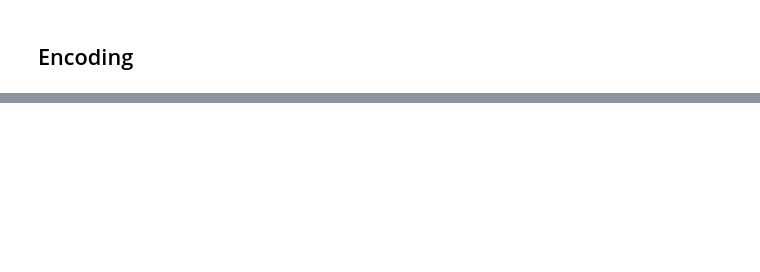
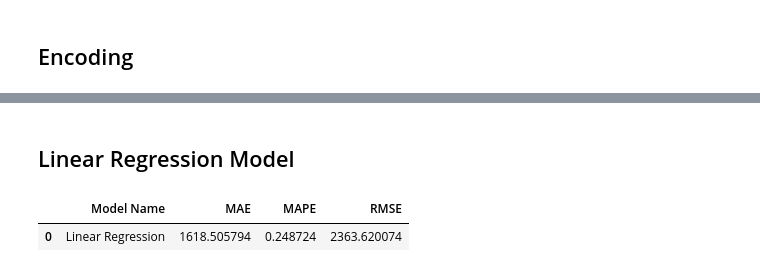
Before and after one commit to enerdb/Store-Sales-Prediction, a Jupyter notebook: store_sales_prediction.ipynb, the cells around one changed output, grey strips where cells are left out. Saved outputs shown, nothing was run; the diff lists cells and outputs as text; code cells hidden in the pictures; blank space fills up the shorter version.

```diff
--- a/store_sales_prediction.ipynb
+++ b/store_sales_prediction.ipynb
@@ -667,0 +636,2 @@ df5.head()
+# %%
+df6 = df5.copy()
@@ -667,0 +656,19 @@ df5.head()
+# %%
+train_date_limit = df6[['store', 'date']].groupby('store').max().reset_index()['date'][0] - datetime.timedelta(days = 6*7)
+
+X_train = df6[df6['date'] < train_date_limit ]
+y_train = X_train['sales']
+
+
+X_test = df6[df6['date'] >= train_date_limit ]
+y_test = X_test['sales']
+
+print( 'Train Min date: {}'.format(X_train['date'].min()))
+print( 'Train Max date: {}'.format(X_train['date'].max()))
+print('\n')
+print( 'Test  Min date: {}'.format(X_test['date'].min()))
+print( 'Test  Max date: {}'.format(X_test['date'].max()))
+
+# não parece razoável dropar a data, mas como os dados da data estão contidos em outros atributos, ok
+X_train_n = X_train.drop(['date', 'sales'], axis = 1).values
+y_train_n = y_train.values.ravel()
@@ -667,0 +764,16 @@ df5.head()
+# %% [markdown]
+## Linear Regression Model
+# %%
+# model
+lr = LinearRegression()
+lr.fit( X_train, y_train )
+
+# prediction
+yhat_lr = lr.predict( X_test )
+
+# performance
+lr_result = ml_error( 'Linear Regression', np.expm1( y_test ), np.expm1( yhat_lr ) )
+lr_result
+# %% [output]
+|  | Model Name | MAE | MAPE | RMSE |
+| 0 | Linear Regression | 1618.505794 | 0.248724 | 2363.620074 |
```
Also changed, not shown: parts of 47 cells of this notebook.
